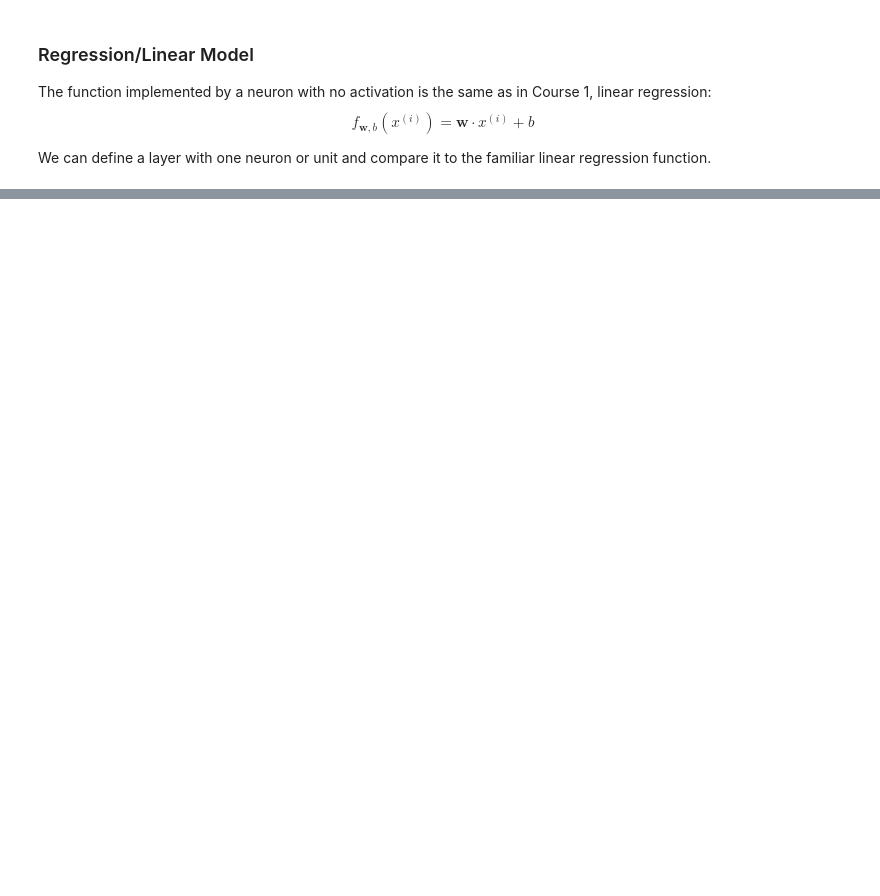
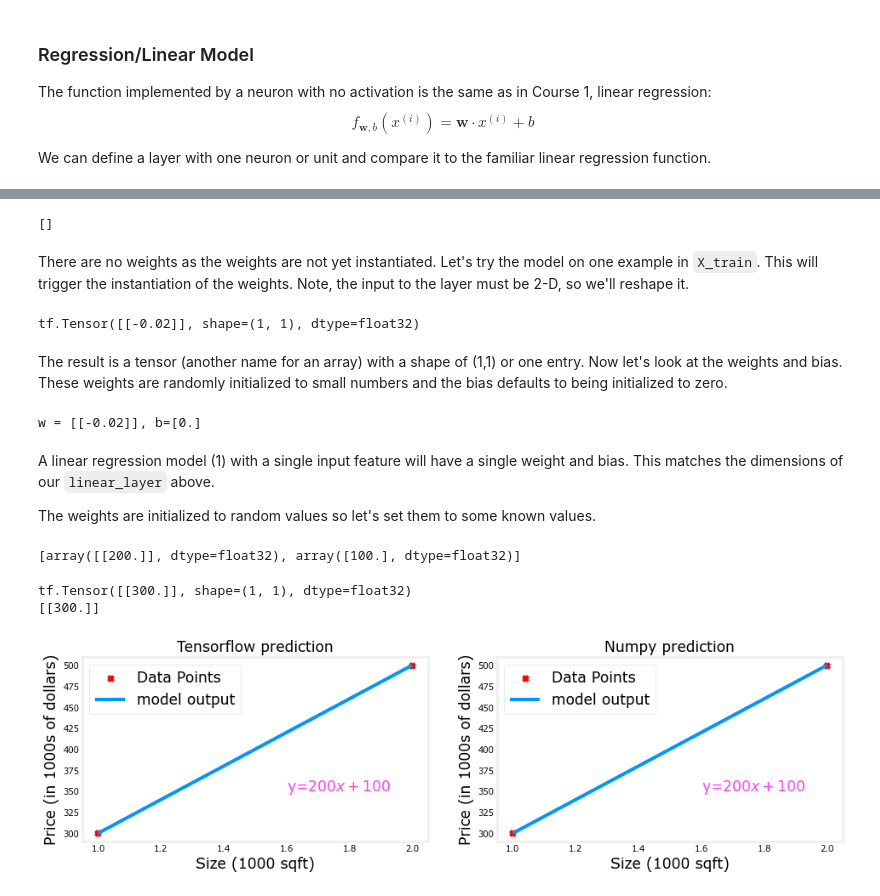
Before and after one commit to imaxfp/edu_machine_learning, a Jupyter notebook: src/2_deeplearning_ai_advanced_learning_algorithms/week1.ipynb, the cells around one changed output, grey strips where cells are left out. Cells and saved outputs as stored; diff of their text form; code cells hidden in the pictures; blank space fills up the shorter version.

```diff
--- a/src/2_deeplearning_ai_advanced_learning_algorithms/week1.ipynb
+++ b/src/2_deeplearning_ai_advanced_learning_algorithms/week1.ipynb
@@ -222,0 +245,47 @@ print(np.__version__)
+# %%
+linear_layer = tf.keras.layers.Dense(units=1, activation='linear', )
+linear_layer.get_weights()
+# %% [output]
+[]
+# %% [markdown]
+There are no weights as the weights are not yet instantiated. Let's try the model on one example in `X_train`. This will trigger the instantiation of the weights. Note, the input to the layer must be 2-D, so we'll reshape it.
+# %%
+a1 = linear_layer(X_train[0].reshape(1, 1))
+print(a1)
+# %% [output]
+tf.Tensor([[-0.02]], shape=(1, 1), dtype=float32)
+# %% [markdown]
+The result is a tensor (another name for an array) with a shape of (1,1) or one entry.
+Now let's look at the weights and bias. These weights are randomly initialized to small numbers and the bias defaults to being initialized to zero.
+# %%
+w, b = linear_layer.get_weights()
+print(f"w = {w}, b={b}")
+# %% [output]
+w = [[-0.02]], b=[0.]
+# %% [markdown]
+A linear regression model (1) with a single input feature will have a single weight and bias. This matches the dimensions of our `linear_layer` above.
+
+The weights are initialized to random values so let's set them to some known values.
+# %%
+set_w = np.array([[200]])
+set_b = np.array([100])
+
+# set_weights takes a list of numpy arrays
+linear_layer.set_weights([set_w, set_b])
+print(linear_layer.get_weights())
+# %% [output]
+[array([[200.]], dtype=float32), array([100.], dtype=float32)]
+# %%
+a1 = linear_layer(X_train[0].reshape(1, 1))
+print(a1)
+alin = np.dot(set_w, X_train[0].reshape(1, 1)) + set_b
+print(alin)
+# %% [output]
+tf.Tensor([[300.]], shape=(1, 1), dtype=float32)
+[[300.]]
+# %%
+prediction_tf = linear_layer(X_train)
+prediction_np = np.dot(X_train, set_w) + set_b
+plt_linear(X_train, Y_train, prediction_tf, prediction_np)
+# %% [output]
+[figure, added]
```
Also changed, not shown: parts of 13 cells of this notebook.
